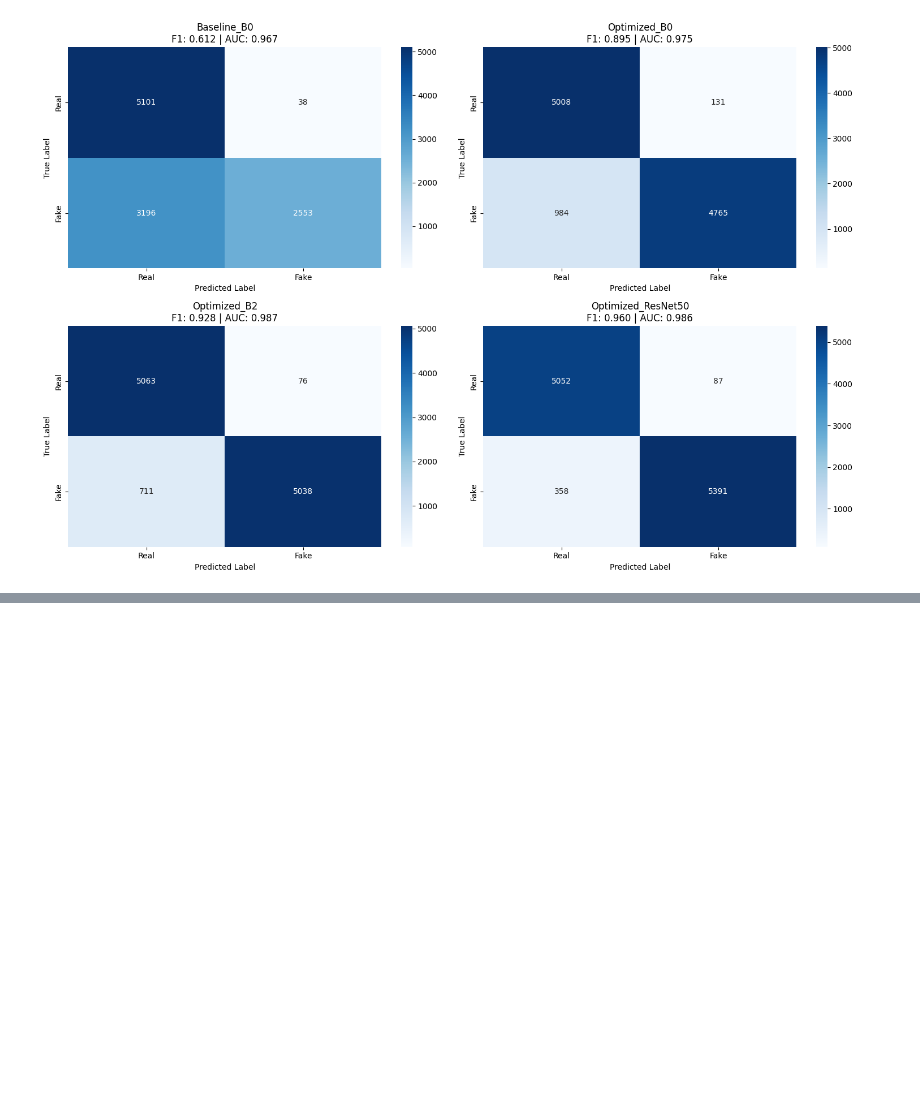
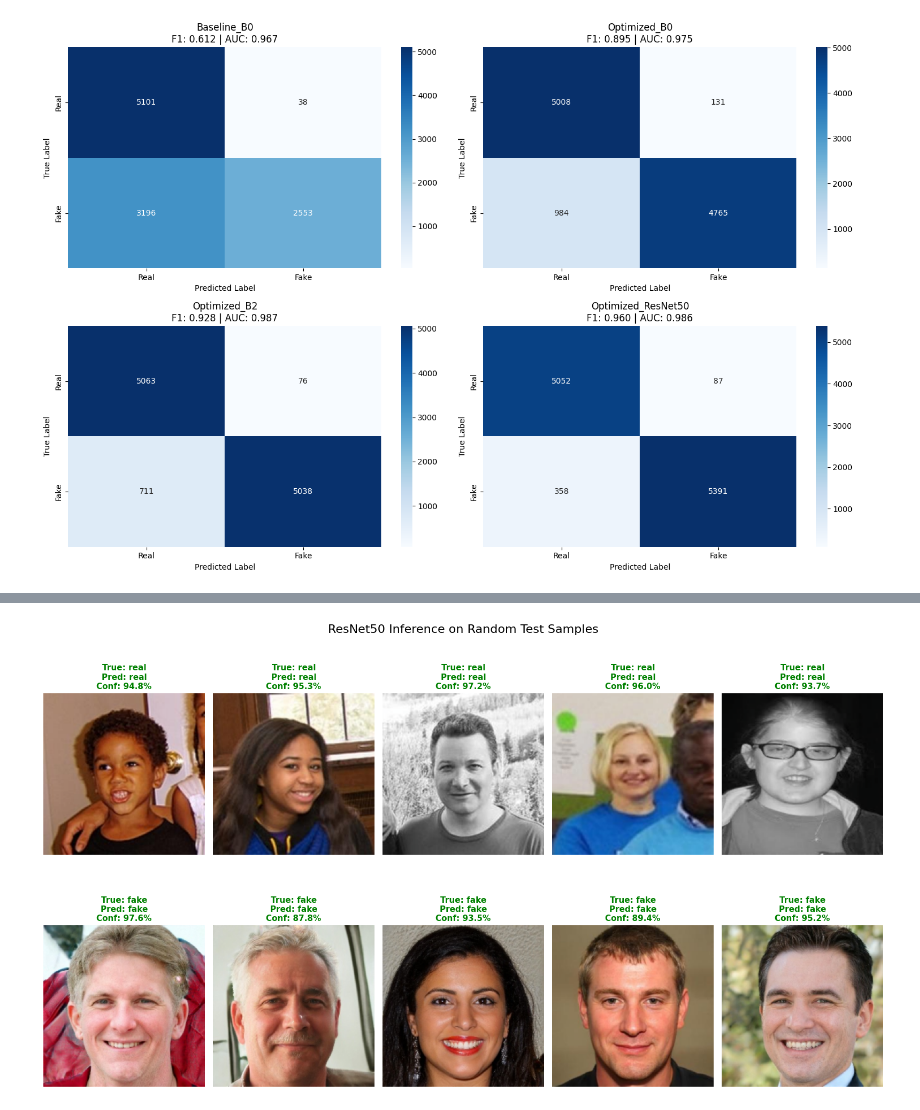
Before and after one commit to andrewbejjani/DeepFakeDetection, a Jupyter notebook: main.ipynb, the cells around one changed output, grey strips where cells are left out. Saved outputs shown, nothing was run; the diff lists cells and outputs as text; code cells hidden in the pictures; blank space fills up the shorter version.

```diff
--- a/main.ipynb
+++ b/main.ipynb
@@ -921,3 +921,96 @@ plt.show()
 | 1 | Optimized_B0 | 0.897594 | 0.895256 | 0.975318 |
 | 0 | Baseline_B0 | 0.702976 | 0.612230 | 0.967343 |
 [figure]
+# %%
+# --- VISUALIZATION OF PREDICTIONS ON TEST SAMPLES ---
+
+# --- 1. SETUP DATA LOADER ---
+print("🔄 Generating Test Loader...")
+# Ensure we get the loader for 224x224 images
+_, _, test_loader_224, class_names = get_data_loaders(model_img_size=224, use_augmentation=False)
+
+# --- 2. LOAD THE SPECIFIC MODEL ---
+MODEL_PATH = "Optimized_Resnet50.pth"
+device = torch.device("cuda" if torch.cuda.is_available() else "cpu")
+
+# Re-create architecture
+model_viz = models.resnet50(weights=None)
+num_ftrs = model_viz.fc.in_features
+
+# Define fc as Sequential to match the saved weights (Dropout -> Linear)
+model_viz.fc = nn.Sequential(
+    nn.Dropout(0.5),
+    nn.Linear(num_ftrs, 2)
+)
+
+# Load weights
+try:
+    model_viz.load_state_dict(torch.load(MODEL_PATH, map_location=device))
+    model_viz.to(device)
+    model_viz.eval()
+    print(f"✅ Model loaded: {MODEL_PATH}")
+except RuntimeError as e:
+    print(f"❌ Error loading model: {e}")
+
+# --- 3. GATHER SAMPLES ---
+real_samples = []
+fake_samples = []
+needed = 5
+
+print("🔍 Scanning Test Set for 5 Real and 5 Fake images...")
+
+with torch.no_grad():
+    for inputs, labels in test_loader_224:
+        if len(real_samples) >= needed and len(fake_samples) >= needed:
+            break
+
+        for i in range(len(labels)):
+            label_idx = labels[i].item()
+            class_name = class_names[label_idx]
+
+            if "real" in class_name.lower() and len(real_samples) < needed:
+                real_samples.append((inputs[i], label_idx))
+            elif "fake" in class_name.lower() and len(fake_samples) < needed:
+                fake_samples.append((inputs[i], label_idx))
+
+viz_samples = real_samples + fake_samples
+
+# --- 4. VISUALIZATION ---
+def show_sample(img_tensor, ax, true_idx, pred_idx, conf):
+    mean = np.array([0.485, 0.456, 0.406])
+    std = np.array([0.229, 0.224, 0.225])
+
+    img = img_tensor.cpu().numpy().transpose((1, 2, 0))
+    img = std * img + mean
+    img = np.clip(img, 0, 1)
+
+    ax.imshow(img)
+
+    true_txt = class_names[true_idx]
+    pred_txt = class_names[pred_idx]
+    color = 'green' if true_idx == pred_idx else 'red'
+
+    # Title with padding
+    ax.set_title(f"True: {true_txt}\nPred: {pred_txt}\nConf: {conf:.1%}",
+                 color=color, fontsize=11, fontweight='bold')
+    ax.axis('off')
+
+if not viz_samples:
+    print("⚠️ No samples found.")
+else:
+    # INCREASED FIGURE HEIGHT HERE
+    fig, axes = plt.subplots(2, 5, figsize=(16, 10))
+    fig.suptitle("ResNet50 Inference on Random Test Samples", fontsize=16)
+    axes = axes.flatten()
+
+    for i, (img, true_label) in enumerate(viz_samples):
+        input_tensor = img.unsqueeze(0).to(device)
+        output = model_viz(input_tensor)
+        probs = torch.softmax(output, dim=1)
+        conf, pred = torch.max(probs, 1)
+
+        show_sample(img, axes[i], true_label, pred.item(), conf.item())
+
+    plt.tight_layout()
+    plt.show()
+# %% [output]
@@ -923,0 +1023 @@ plt.show()
+[figure, added]
```
Also changed, not shown: parts of 1 cell of this notebook, 9 other files.
